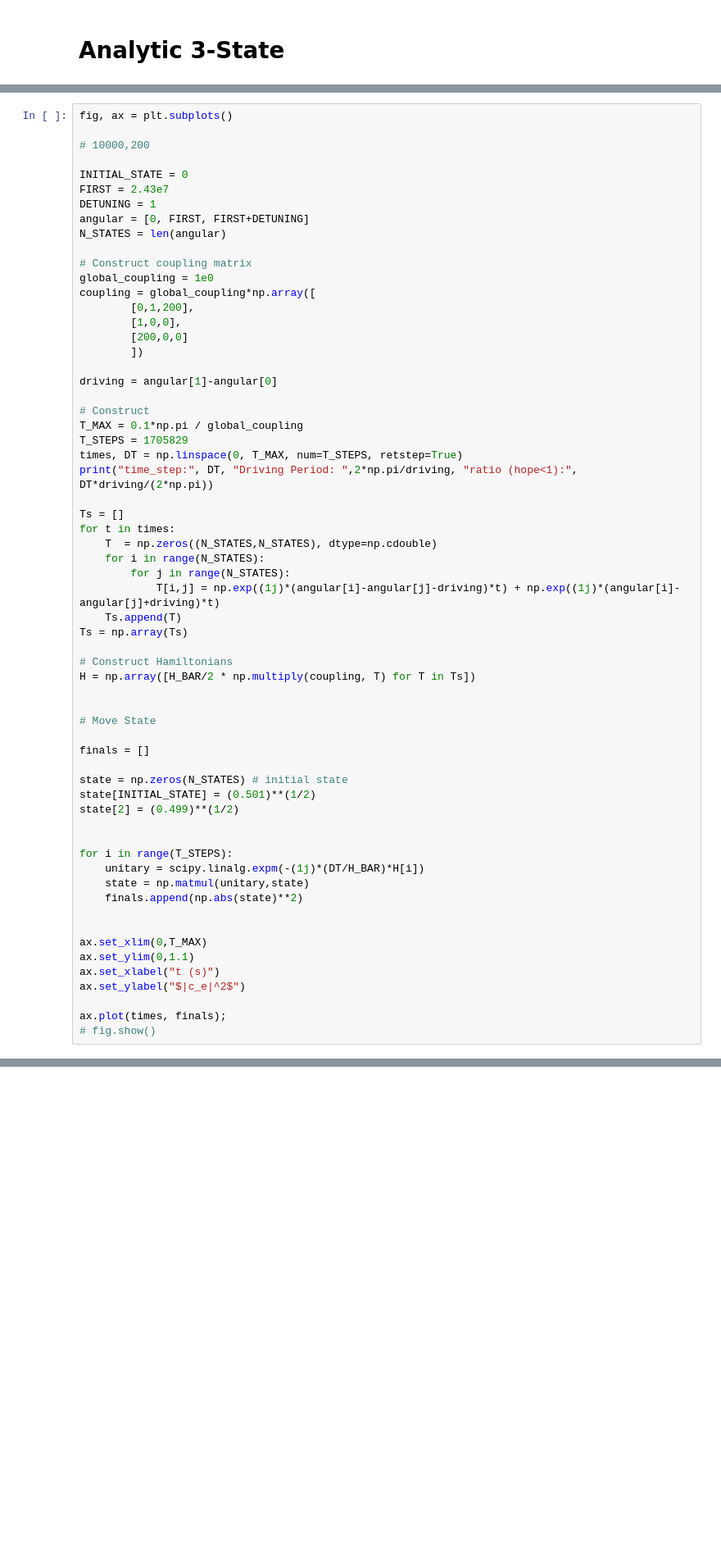
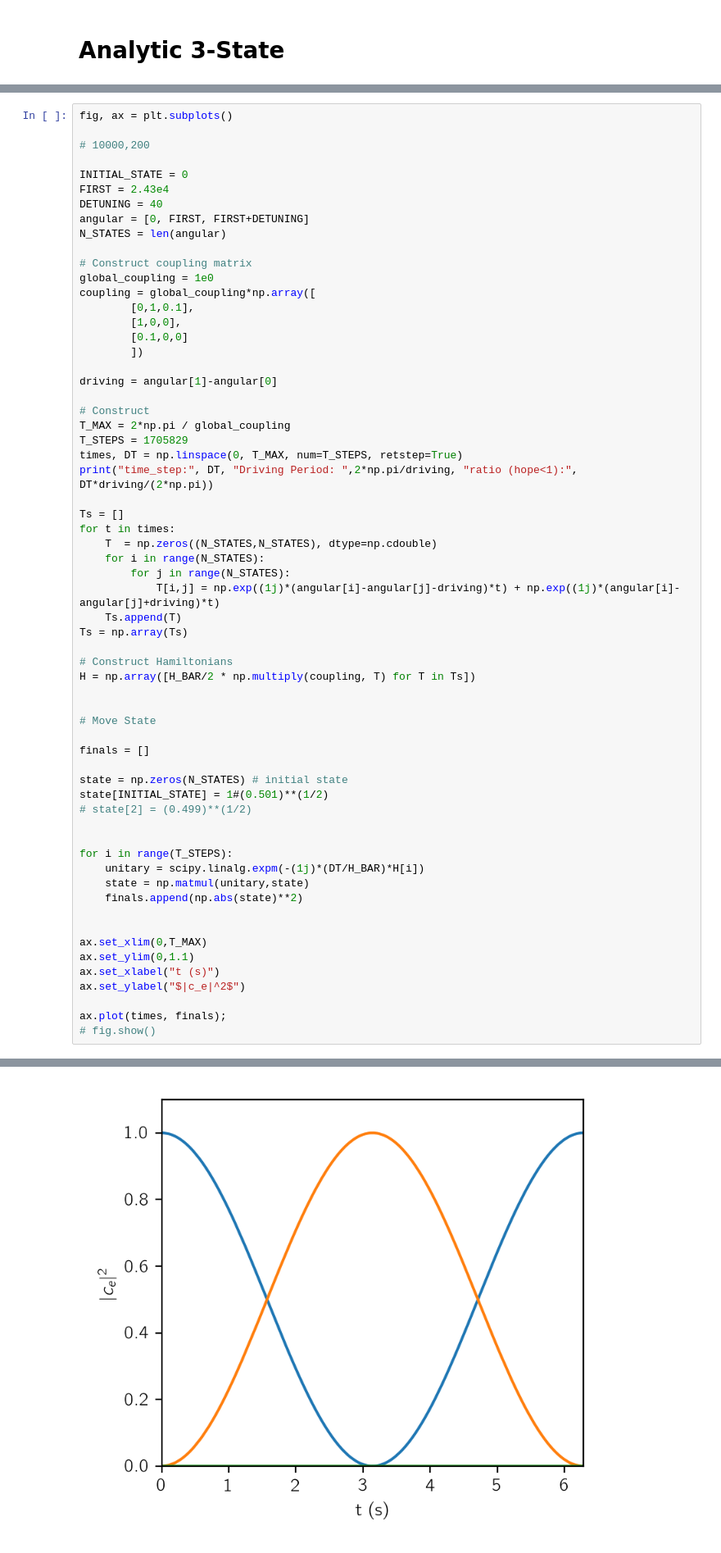
Before and after one commit to tomhepz/MolecularEnergyLevels, a Jupyter notebook: notebooks/rabi.ipynb, the cells around one changed output, grey strips where cells are left out. Shown at 82% size. Drawn from its saved outputs; the diff is of its cells as text; blank space fills up the shorter version.

```diff
--- a/notebooks/rabi.ipynb
+++ b/notebooks/rabi.ipynb
@@ -646,23 +645,23 @@ fig, ax = plt.subplots()
 # 10000,200
 
 INITIAL_STATE = 0
-FIRST = 2.43e7
-DETUNING = 1
+FIRST = 2.43e4
+DETUNING = 40
 angular = [0, FIRST, FIRST+DETUNING]
 N_STATES = len(angular)
 
 # Construct coupling matrix
 global_coupling = 1e0
 coupling = global_coupling*np.array([
-        [0,1,200],
+        [0,1,0.1],
         [1,0,0],
-        [200,0,0]
+        [0.1,0,0]
         ])
 
 driving = angular[1]-angular[0]
 
 # Construct
-T_MAX = 0.1*np.pi / global_coupling
+T_MAX = 2*np.pi / global_coupling
 T_STEPS = 1705829
 times, DT = np.linspace(0, T_MAX, num=T_STEPS, retstep=True)
 print("time_step:", DT, "Driving Period: ",2*np.pi/driving, "ratio (hope<1):", DT*driving/(2*np.pi))
@@ -685,8 +684,8 @@ H = np.array([H_BAR/2 * np.multiply(coupling, T) for T in Ts])
 finals = []
 
 state = np.zeros(N_STATES) # initial state
-state[INITIAL_STATE] = (0.501)**(1/2)
-state[2] = (0.499)**(1/2)
+state[INITIAL_STATE] = 1#(0.501)**(1/2)
+# state[2] = (0.499)**(1/2)
 
 
 for i in range(T_STEPS):
@@ -702,3 +701,4 @@ ax.set_ylabel("$|c_e|^2$")
 
 ax.plot(times, finals);
 # fig.show()
+# %% [output]
@@ -705,3 +706,4 @@ ax.plot(times, finals);
+[figure, added]
 # %% [markdown]
 # n-level system
 
```
Also changed, not shown: parts of 16 cells of this notebook, 7 other files.
